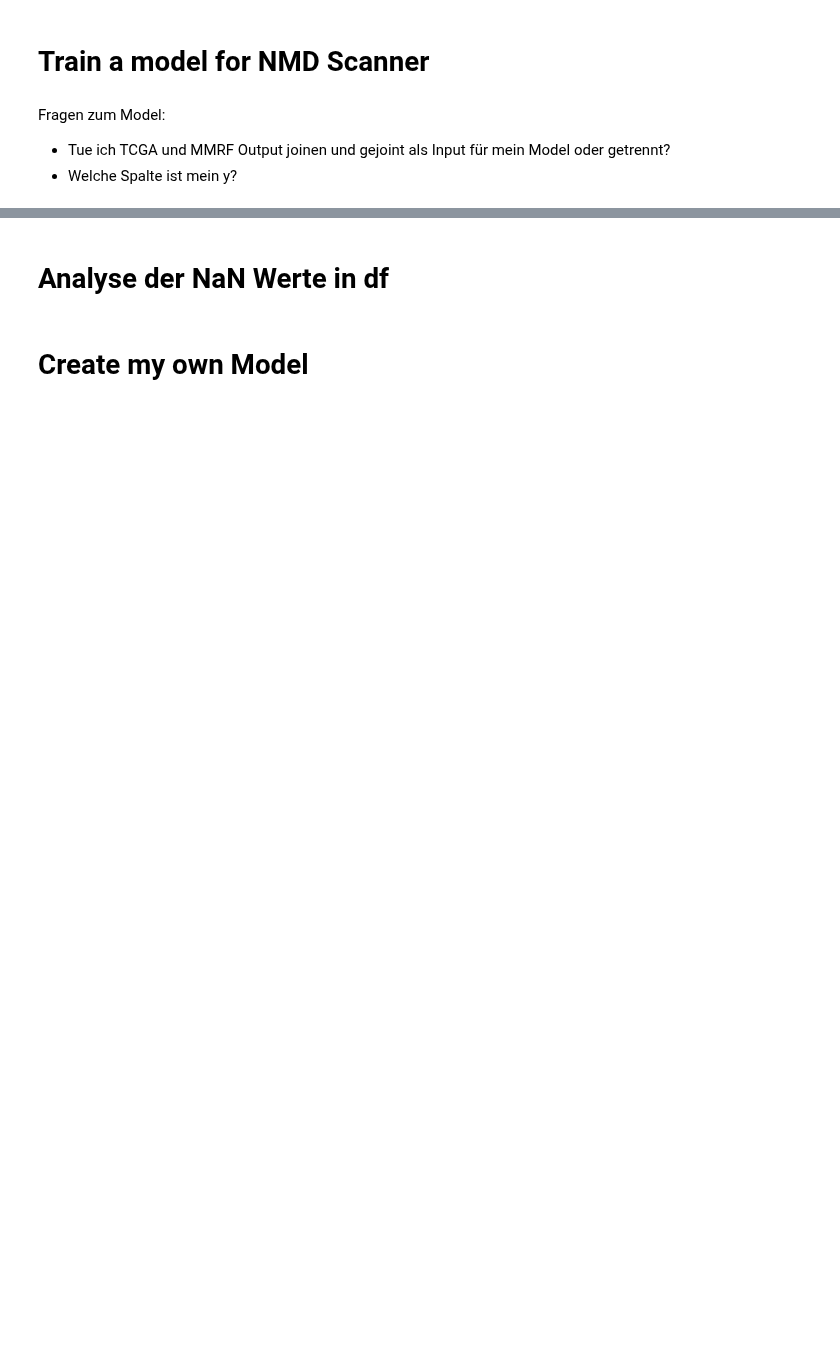
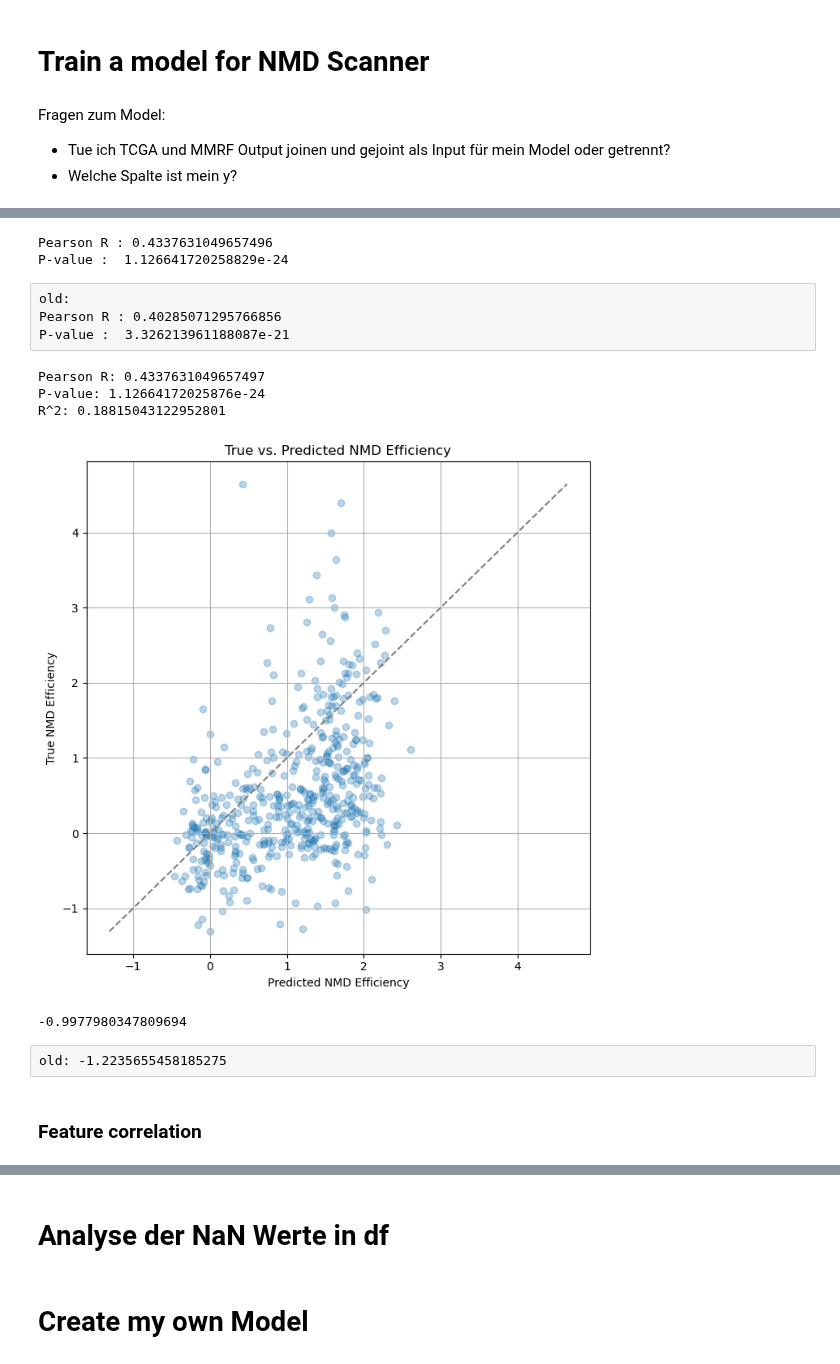
Before and after one commit to gagneurlab/NMD-Scanner, a Jupyter notebook: scripts/train.ipynb, the cells around one changed output, grey strips where cells are left out. Drawn from its saved outputs; the diff is of its cells as text; code cells hidden in the pictures; blank space fills up the shorter version.

```diff
--- a/scripts/train.ipynb
+++ b/scripts/train.ipynb
@@ -212,0 +771,7 @@ pickle.dump(regr, open('nmd_eff_predictor2', 'wb'))
+# %%
+# Select the columns that we want to have as X (our features)
+cols = ['start_loss', 'stop_loss', 'nmd_last_exon_rule', 'nmd_50nt_penultimate_rule', 'nmd_long_exon_rule', 'nmd_start_proximal_rule', 'nmd_single_exon_rule', 'nmd_escape', # nmd escape = X or Y?
+        'utr3_length', 'utr5_length', 'alt_transcript_length', 'total_exon_count', 'upstream_exon_count', 'downstream_exon_count', 'ptc_to_start_codon', 'ptc_exon_length', 'ptc_to_intron',
+        'ptc_less_than_150nt_to_start', 'stop_codon_distance', 'transcript_length']
+
+df_merged[cols].head(1)
@@ -212,0 +853,5 @@ pickle.dump(regr, open('nmd_eff_predictor2', 'wb'))
+# %%
+# drop null values
+df_filtered = df_filtered.loc[df_filtered['alt_transcript_length'].notnull()].reset_index(drop=True)
+df_filtered = df_filtered.loc[df_filtered['ptc_to_start_codon'].notnull()].reset_index(drop=True)
+df.shape
@@ -212,0 +908,51 @@ pickle.dump(regr, open('nmd_eff_predictor2', 'wb'))
+# %%
+pred = regr.predict(df_filtered[cols])
+c, p = stats.pearsonr(pred, df_filtered['NMD_efficiency'])
+print("Pearson R :" , c)
+print("P-value : " , p)
+# %% [output]
+Pearson R : 0.4337631049657496
+P-value :  1.126641720258829e-24
+# %% [raw]
+old:
+Pearson R : 0.40285071295766856
+P-value :  3.326213961188087e-21
+# %%
+y_true = df_filtered['NMD_efficiency']
+y_pred = regr.predict(df_filtered[cols]) # = pred
+
+# Pearson correlation
+c, p = stats.pearsonr(y_pred, y_true)
+print("Pearson R:", c)
+print("P-value:", p)
+print("R^2:", np.square(c))
+
+# min / max value for line
+min_val = min(y_true.min(), y_pred.min())
+max_val = max(y_true.max(), y_pred.max())
+
+# Plot: True vs Predicted
+plt.figure(figsize=(7, 7))
+plt.scatter(y_pred, y_true, alpha=0.3)
+plt.plot([min_val, max_val], [min_val, max_val], '--', color='gray')
+plt.ylabel("True NMD Efficiency")
+plt.xlabel("Predicted NMD Efficiency")
+plt.title("True vs. Predicted NMD Efficiency")
+plt.grid(True)
+plt.tight_layout()
+plt.show()
+# %% [output]
+Pearson R: 0.4337631049657497
+P-value: 1.12664172025876e-24
+R^2: 0.18815043122952801
+[figure, added]
+# %%
+from sklearn.metrics import precision_recall_curve, average_precision_score, r2_score
+
+r2_score(y_pred, y_true)
+# %% [output]
+-0.9977980347809694
+# %% [raw]
+old: -1.2235655458185275
+# %% [markdown]
+### Feature correlation
```
Also changed, not shown: parts of 184 cells of this notebook, 1 other file.
